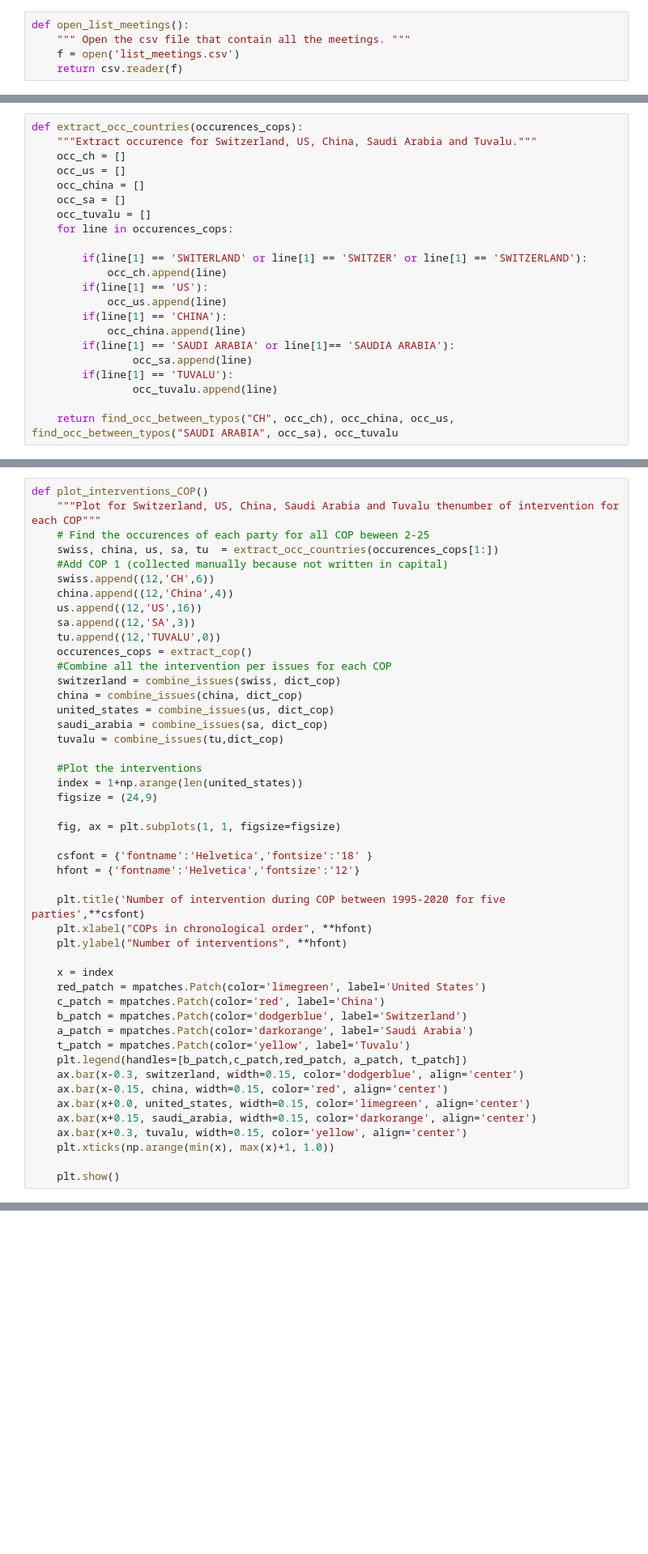
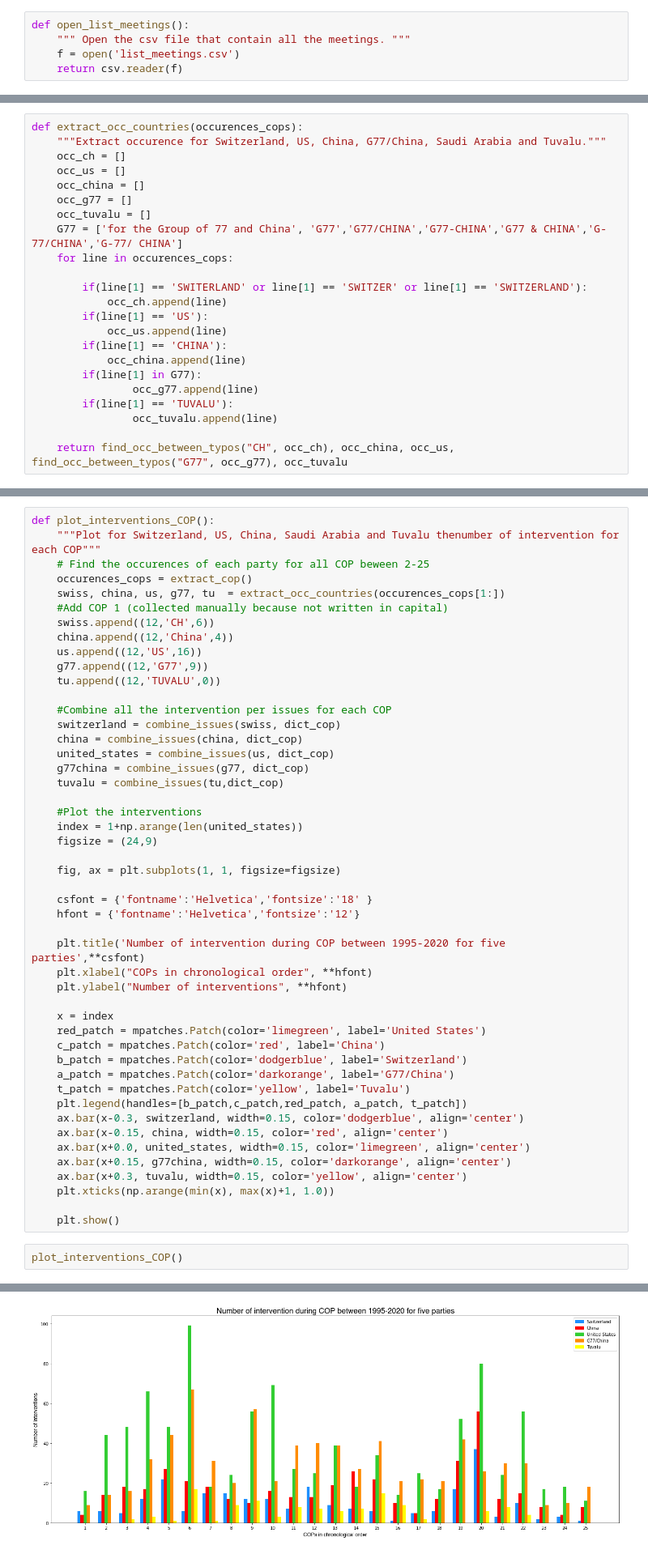
Before and after one commit to victorkristof/cop-mining-interactions, a Jupyter notebook: Code/e3_plot_interventions.ipynb, the cells around one changed output, grey strips where cells are left out. Shown: that part at 81% size. Cells and saved outputs as stored; diff of their text form; blank space fills up the shorter version.

```diff
--- a/Code/e3_plot_interventions.ipynb
+++ b/Code/e3_plot_interventions.ipynb
@@ -48,12 +48,13 @@ def find_occ_between_typos(party_name, occ_party):
     return occ_update
 # %%
 def extract_occ_countries(occurences_cops):
-    """Extract occurence for Switzerland, US, China, Saudi Arabia and Tuvalu."""
+    """Extract occurence for Switzerland, US, China, G77/China, Saudi Arabia and Tuvalu."""
     occ_ch = []
     occ_us = []
     occ_china = []
-    occ_sa = []
+    occ_g77 = []
     occ_tuvalu = []
+    G77 = ['for the Group of 77 and China', 'G77','G77/CHINA','G77-CHINA','G77 & CHINA','G-77/CHINA','G-77/ CHINA']
     for line in occurences_cops:
 
         if(line[1] == 'SWITERLAND' or line[1] == 'SWITZER' or line[1] == 'SWITZERLAND'):
@@ -62,12 +63,12 @@ def extract_occ_countries(occurences_cops):
             occ_us.append(line)
         if(line[1] == 'CHINA'):
             occ_china.append(line)
-        if(line[1] == 'SAUDI ARABIA' or line[1]== 'SAUDIA ARABIA'):
-                occ_sa.append(line)
+        if(line[1] in G77):
+                occ_g77.append(line)
         if(line[1] == 'TUVALU'):
                 occ_tuvalu.append(line)
 
-    return find_occ_between_typos("CH", occ_ch), occ_china, occ_us, find_occ_between_typos("SAUDI ARABIA", occ_sa), occ_tuvalu
+    return find_occ_between_typos("CH", occ_ch), occ_china, occ_us, find_occ_between_typos("G77", occ_g77), occ_tuvalu
 # %%
 def combine_issues(occ_party, dict_cop):
     """Combine issues that are related to the same COP and count the number of occurences in total for each COP"""
@@ -107,22 +108,23 @@ dict_cop = {1: np.arange(12,22),
              24: np.arange(736,747),
              25: np.arange(765,774)}
 # %%
-def plot_interventions_COP()
+def plot_interventions_COP():
     """Plot for Switzerland, US, China, Saudi Arabia and Tuvalu thenumber of intervention for each COP"""
     # Find the occurences of each party for all COP beween 2-25
-    swiss, china, us, sa, tu  = extract_occ_countries(occurences_cops[1:])
+    occurences_cops = extract_cop()
+    swiss, china, us, g77, tu  = extract_occ_countries(occurences_cops[1:])
     #Add COP 1 (collected manually because not written in capital)
     swiss.append((12,'CH',6))
     china.append((12,'China',4))
     us.append((12,'US',16))
-    sa.append((12,'SA',3))
+    g77.append((12,'G77',9))
     tu.append((12,'TUVALU',0))
-    occurences_cops = extract_cop()
+
     #Combine all the intervention per issues for each COP
     switzerland = combine_issues(swiss, dict_cop)
     china = combine_issues(china, dict_cop)
     united_states = combine_issues(us, dict_cop)
-    saudi_arabia = combine_issues(sa, dict_cop)
+    g77china = combine_issues(g77, dict_cop)
     tuvalu = combine_issues(tu,dict_cop)
 
     #Plot the interventions
@@ -142,14 +144,17 @@ def plot_interventions_COP()
     red_patch = mpatches.Patch(color='limegreen', label='United States')
     c_patch = mpatches.Patch(color='red', label='China')
     b_patch = mpatches.Patch(color='dodgerblue', label='Switzerland')
-    a_patch = mpatches.Patch(color='darkorange', label='Saudi Arabia')
+    a_patch = mpatches.Patch(color='darkorange', label='G77/China')
     t_patch = mpatches.Patch(color='yellow', label='Tuvalu')
     plt.legend(handles=[b_patch,c_patch,red_patch, a_patch, t_patch])
     ax.bar(x-0.3, switzerland, width=0.15, color='dodgerblue', align='center')
     ax.bar(x-0.15, china, width=0.15, color='red', align='center')
     ax.bar(x+0.0, united_states, width=0.15, color='limegreen', align='center')
-    ax.bar(x+0.15, saudi_arabia, width=0.15, color='darkorange', align='center')
+    ax.bar(x+0.15, g77china, width=0.15, color='darkorange', align='center')
     ax.bar(x+0.3, tuvalu, width=0.15, color='yellow', align='center')
     plt.xticks(np.arange(min(x), max(x)+1, 1.0))
 
     plt.show()
+# %%
+plot_interventions_COP()
+# %% [output]
@@ -155,0 +178 @@ def plot_interventions_COP()
+[figure, added]
```
Also changed, not shown: parts of 1 cell of this notebook, 58 other files.
